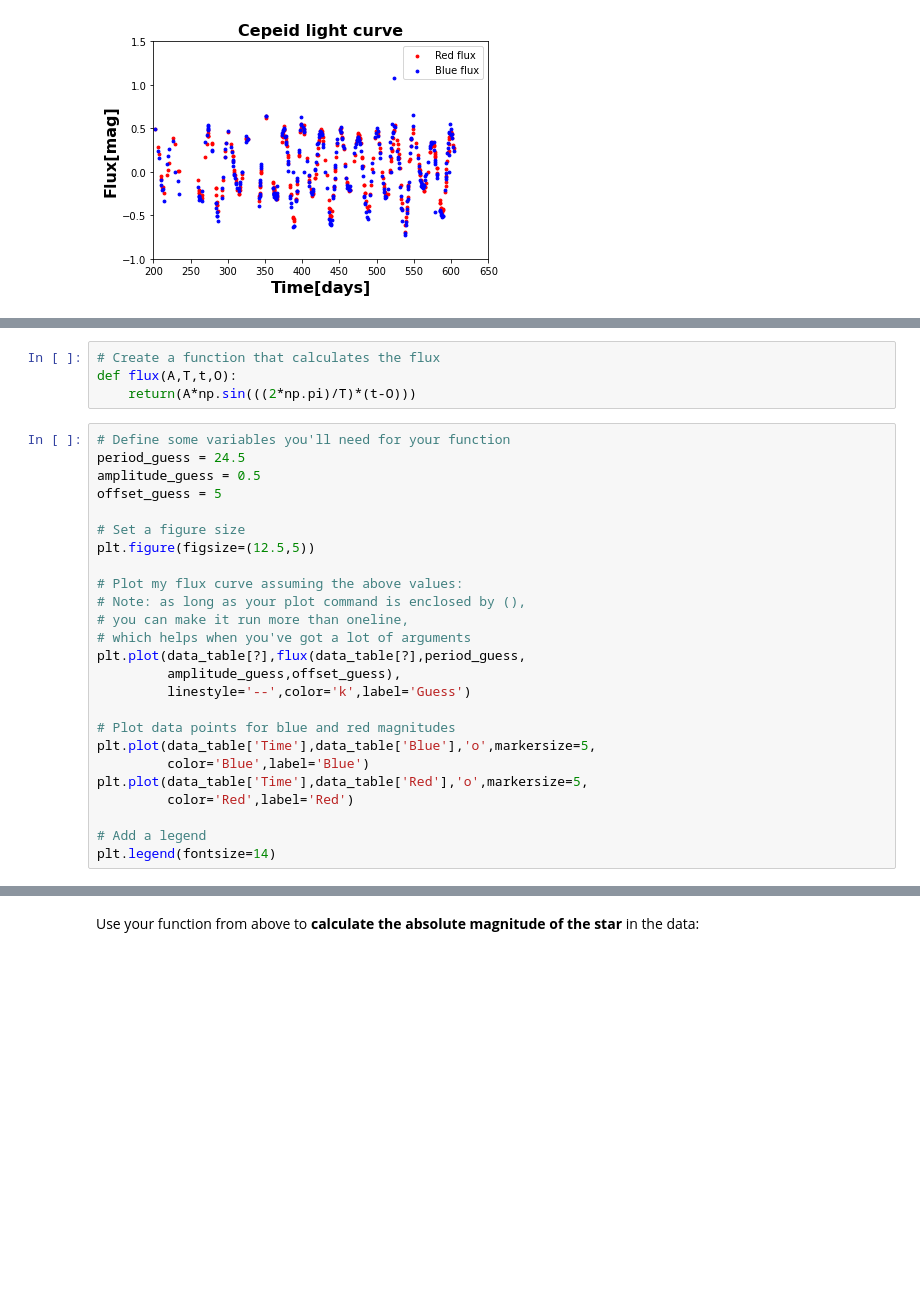
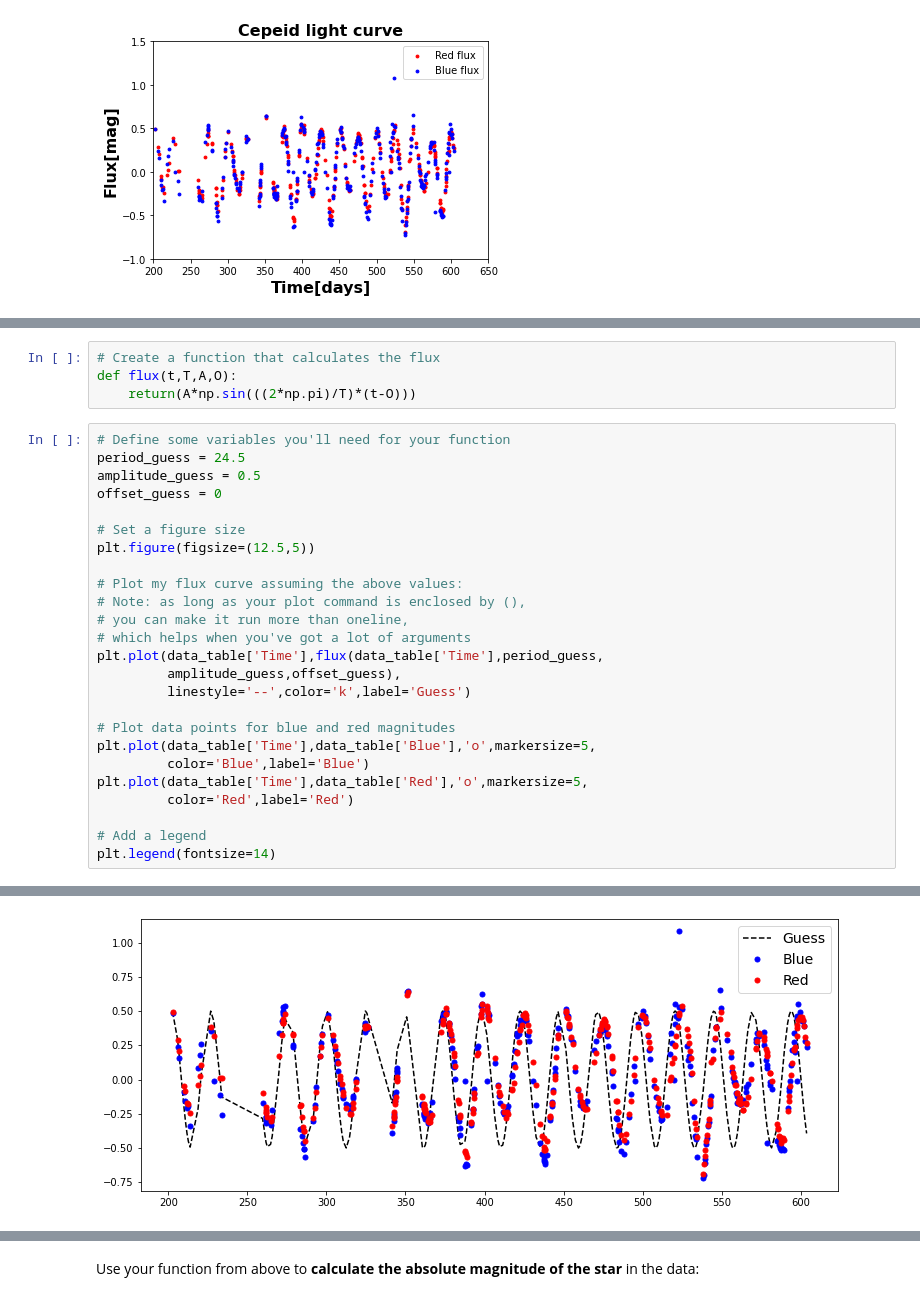
Before and after one commit to blaketjohnson/Astro3190_BJohnson, a Jupyter notebook: lessons/Cepheid_research_Johnson.ipynb, the cells around one changed output, grey strips where cells are left out. Cells and saved outputs as stored; diff of their text form; blank space fills up the shorter version.

```diff
--- a/lessons/Cepheid_research_Johnson.ipynb
+++ b/lessons/Cepheid_research_Johnson.ipynb
@@ -66,13 +66,13 @@ Hint: start with an `offset` of zero and a period somewhere between 24 and 25 da
 ![](data/example_plot_2.png)
 # %%
 # Create a function that calculates the flux
-def flux(A,T,t,O):
+def flux(t,T,A,O):
     return(A*np.sin(((2*np.pi)/T)*(t-O)))
 # %%
 # Define some variables you'll need for your function
 period_guess = 24.5
 amplitude_guess = 0.5
-offset_guess = 5
+offset_guess = 0
 
 # Set a figure size
 plt.figure(figsize=(12.5,5))
@@ -81,7 +81,7 @@ plt.figure(figsize=(12.5,5))
 # Note: as long as your plot command is enclosed by (),
 # you can make it run more than oneline,
 # which helps when you've got a lot of arguments
-plt.plot(data_table[?],flux(data_table[?],period_guess,
+plt.plot(data_table['Time'],flux(data_table['Time'],period_guess,
          amplitude_guess,offset_guess),
          linestyle='--',color='k',label='Guess')
 
@@ -98,3 +98,4 @@ SyntaxError: invalid syntax (<ipython-input-33-6eae430bd8b1>, line 13)
+[figure, added]
 # %% [markdown]
 ### Period-luminosity relation
 
```
Also changed, not shown: parts of 3 cells of this notebook.
